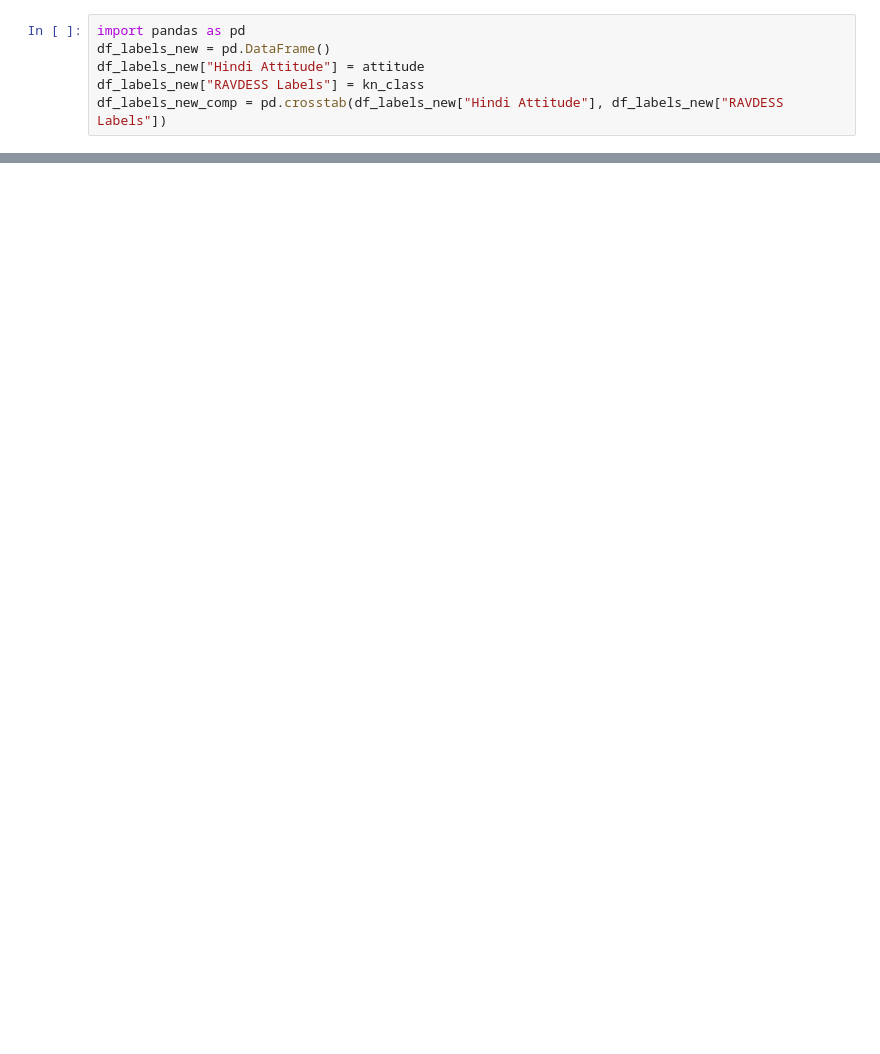
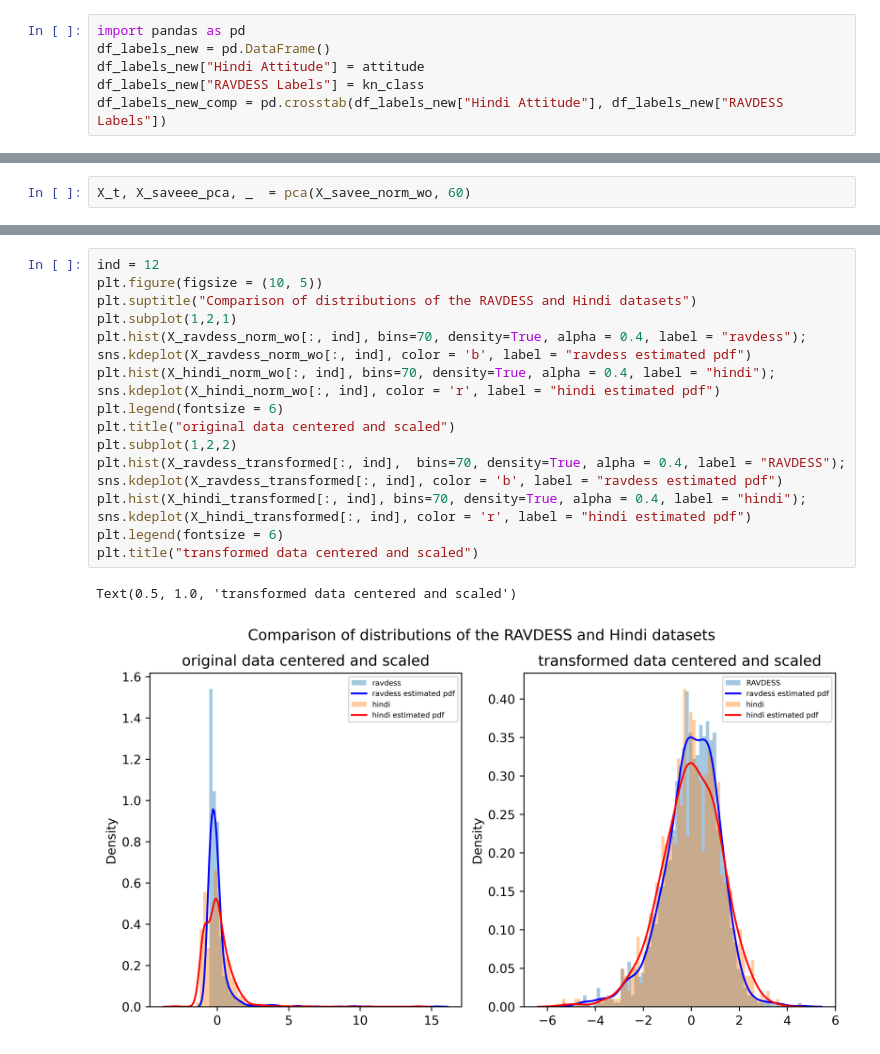
Before and after one commit to Rohit01-zoey/Speech-Emotion-Detection, a Jupyter notebook: code/mmde.ipynb, the cells around one changed output, grey strips where cells are left out. Saved outputs shown, nothing was run; the diff lists cells and outputs as text; blank space fills up the shorter version.

```diff
--- a/code/mmde.ipynb
+++ b/code/mmde.ipynb
@@ -470,0 +520,2 @@ sns.heatmap(df_labels_new_comp/df_labels_new_comp.sum(axis=1)[:, np.newaxis], cm
+# %%
+X_t, X_saveee_pca, _  = pca(X_savee_norm_wo, 60)
@@ -470,0 +571,21 @@ sns.heatmap(df_labels_new_comp/df_labels_new_comp.sum(axis=1)[:, np.newaxis], cm
+# %%
+ind = 12
+plt.figure(figsize = (10, 5))
+plt.suptitle("Comparison of distributions of the RAVDESS and Hindi datasets")
+plt.subplot(1,2,1)
+plt.hist(X_ravdess_norm_wo[:, ind], bins=70, density=True, alpha = 0.4, label = "ravdess");
+sns.kdeplot(X_ravdess_norm_wo[:, ind], color = 'b', label = "ravdess estimated pdf")
+plt.hist(X_hindi_norm_wo[:, ind], bins=70, density=True, alpha = 0.4, label = "hindi");
+sns.kdeplot(X_hindi_norm_wo[:, ind], color = 'r', label = "hindi estimated pdf")
+plt.legend(fontsize = 6)
+plt.title("original data centered and scaled")
+plt.subplot(1,2,2)
+plt.hist(X_ravdess_transformed[:, ind],  bins=70, density=True, alpha = 0.4, label = "RAVDESS");
+sns.kdeplot(X_ravdess_transformed[:, ind], color = 'b', label = "ravdess estimated pdf")
+plt.hist(X_hindi_transformed[:, ind], bins=70, density=True, alpha = 0.4, label = "hindi");
+sns.kdeplot(X_hindi_transformed[:, ind], color = 'r', label = "hindi estimated pdf")
+plt.legend(fontsize = 6)
+plt.title("transformed data centered and scaled")
+# %% [output]
+Text(0.5, 1.0, 'transformed data centered and scaled')
+[figure, added]
```
Also changed, not shown: parts of 29 cells of this notebook.
